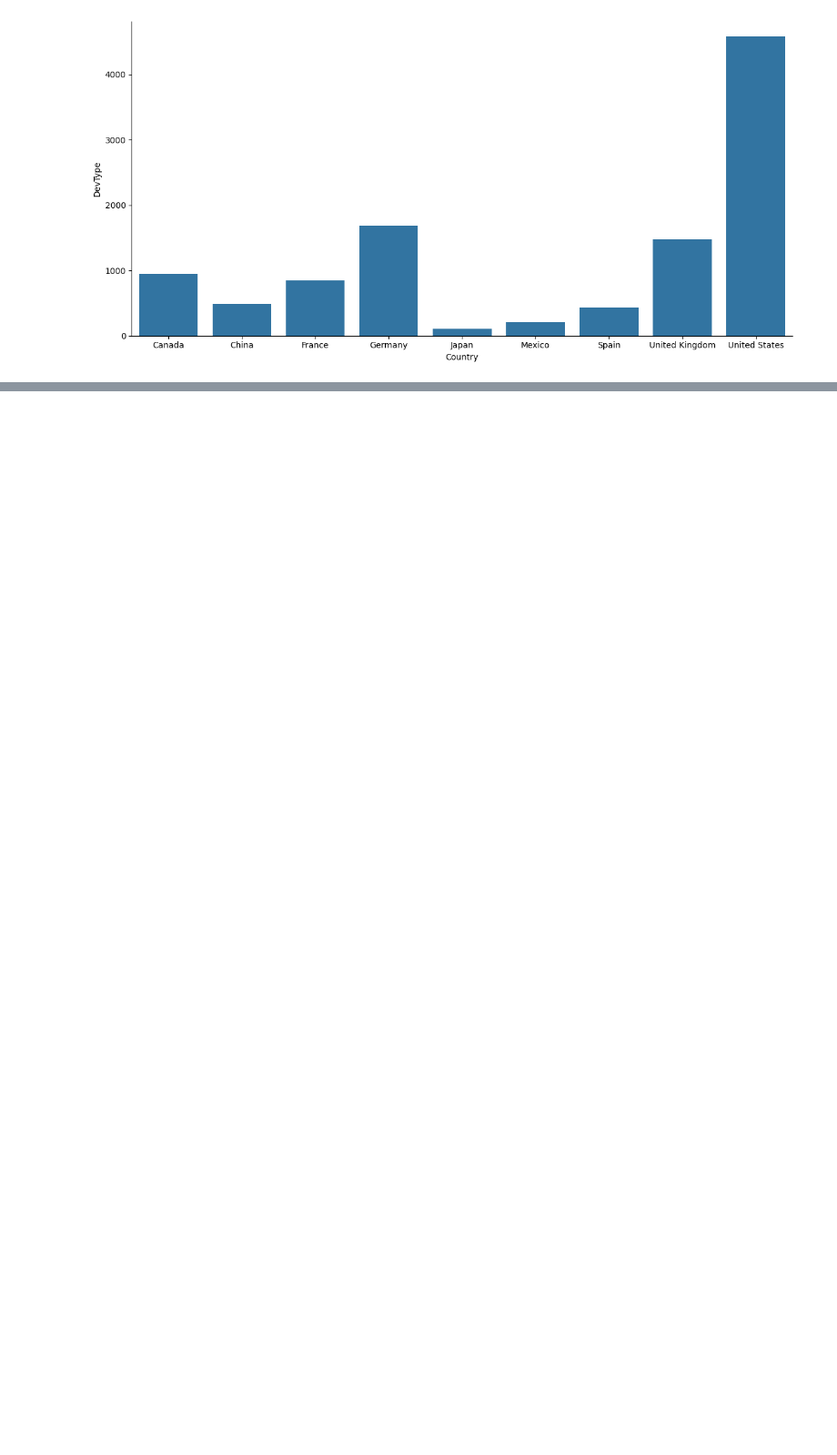
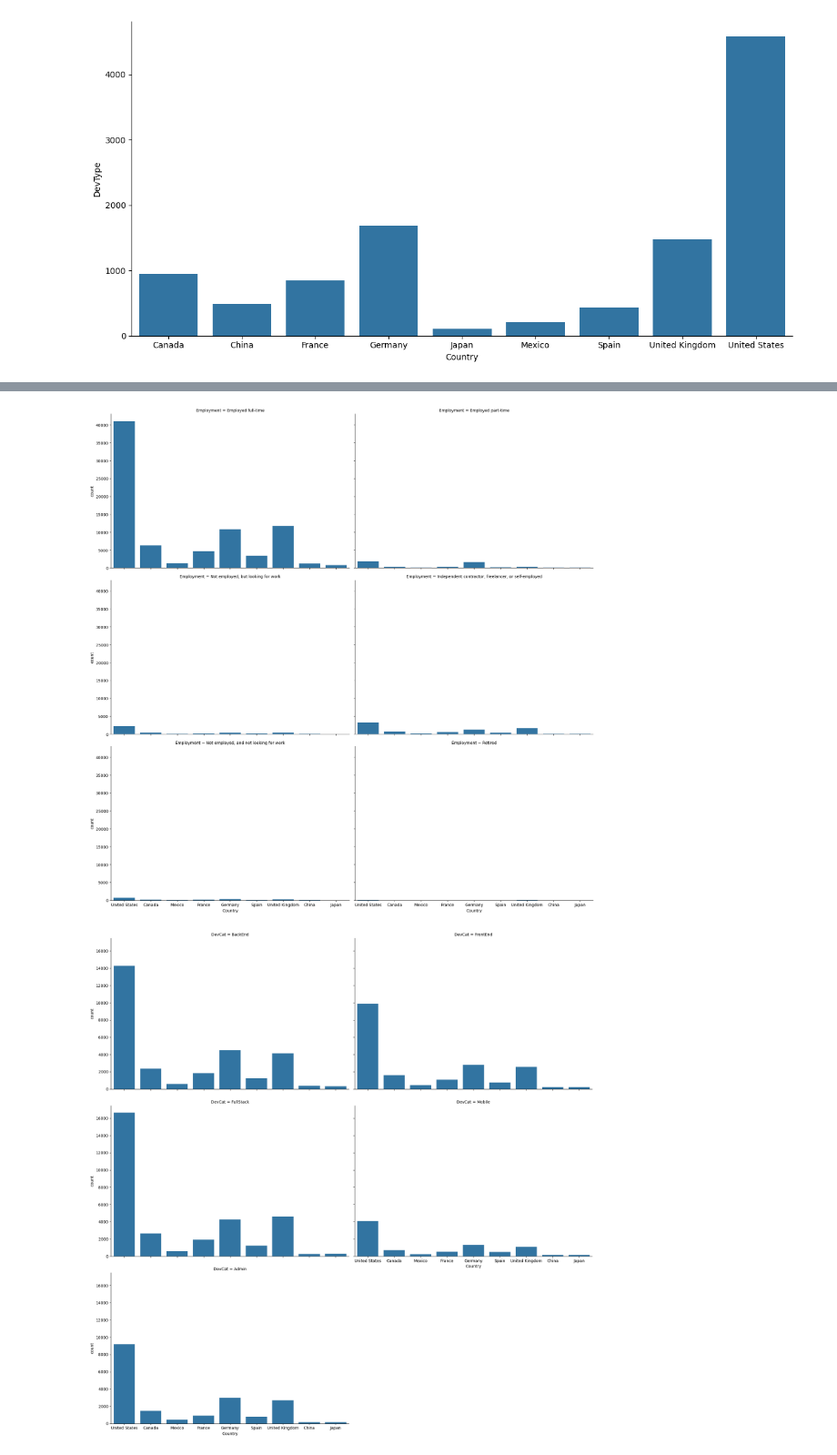
Before and after one commit to obirikan/global-dev-trends-analysis, a Jupyter notebook: main.ipynb, the cells around one changed output, grey strips where cells are left out. Shown at 91% size. Saved outputs shown, nothing was run; the diff lists cells and outputs as text; code cells hidden in the pictures; blank space fills up the shorter version.

Commit message:
data_cleaning_and_analysis+++++++++

```diff
--- a/main.ipynb
+++ b/main.ipynb
@@ -125,0 +128,4 @@ B=sns.catplot(
+# %%
+df.dropna(subset = ['Employment','DevType'],
+    inplace = True,
+    how = 'any')
@@ -125,0 +134,25 @@ B=sns.catplot(
+# %%
+empfig = sns.catplot(x="Country", col="Employment",
+                data=df, kind="count",
+                height=6, aspect=1.5, col_wrap=2 )
+
+devdf = df[['Country','DevType']].copy()
+devdf.loc[devdf['DevType'].str.contains('back-end'), 'BackEnd'] = True
+devdf.loc[devdf['DevType'].str.contains('front-end'), 'FrontEnd'] = True
+devdf.loc[devdf['DevType'].str.contains('full-stack'), 'FullStack'] = True
+devdf.loc[devdf['DevType'].str.contains('mobile'), 'Mobile'] = True
+devdf.loc[devdf['DevType'].str.contains('administrator'), 'Admin'] = True
+
+devdf = devdf.melt(id_vars=['Country'],
+    value_vars=['BackEnd','FrontEnd','FullStack','Mobile','Admin'],
+    var_name='DevCat',
+    value_name='DevFlag')
+
+devdf.dropna(how='any', inplace=True)
+
+devFig = sns.catplot(x="Country", col="DevCat",
+                data=devdf, kind="count",
+                height=6, aspect=1.5,col_wrap=2 )
+# %% [output]
+[figure, added]
+[figure, added]
```
Also changed, not shown: parts of 14 cells of this notebook.
